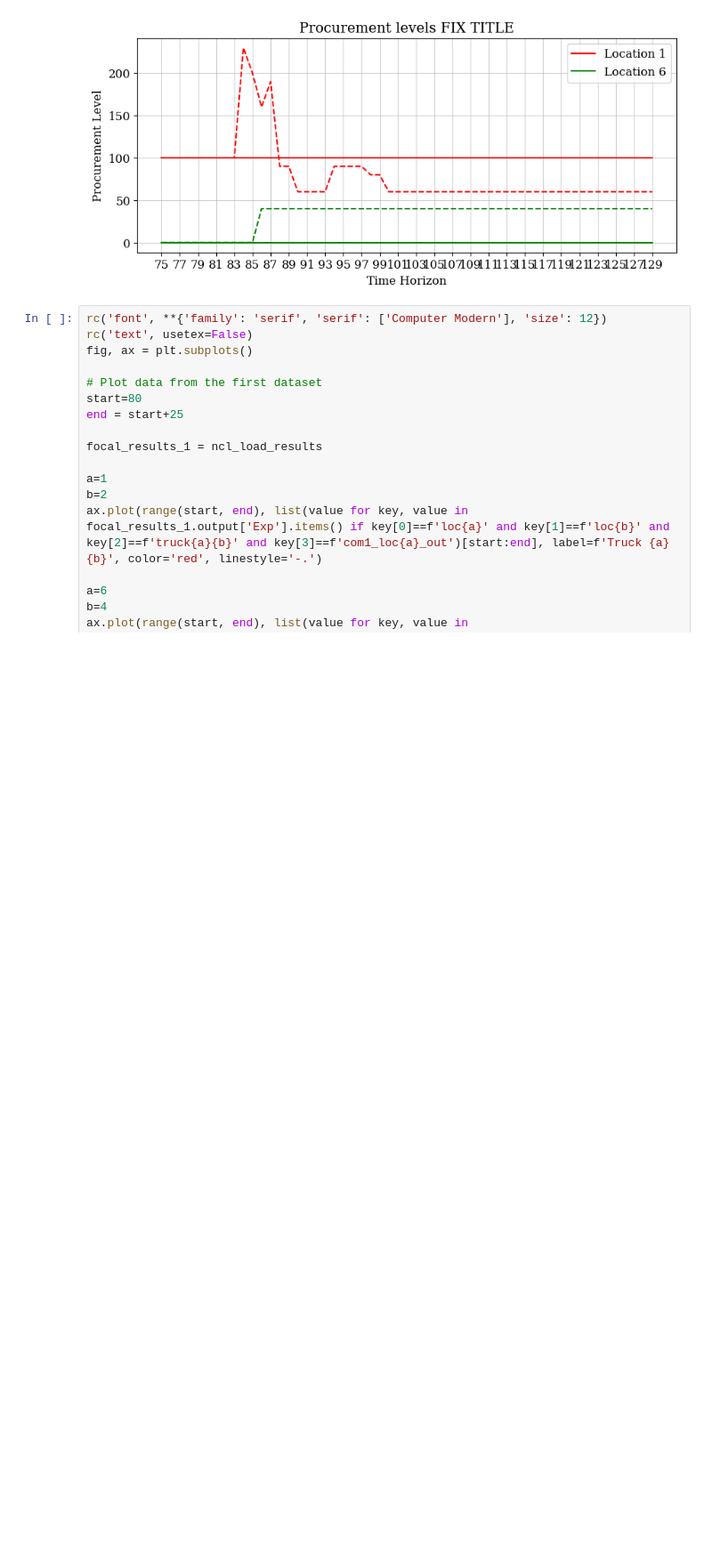
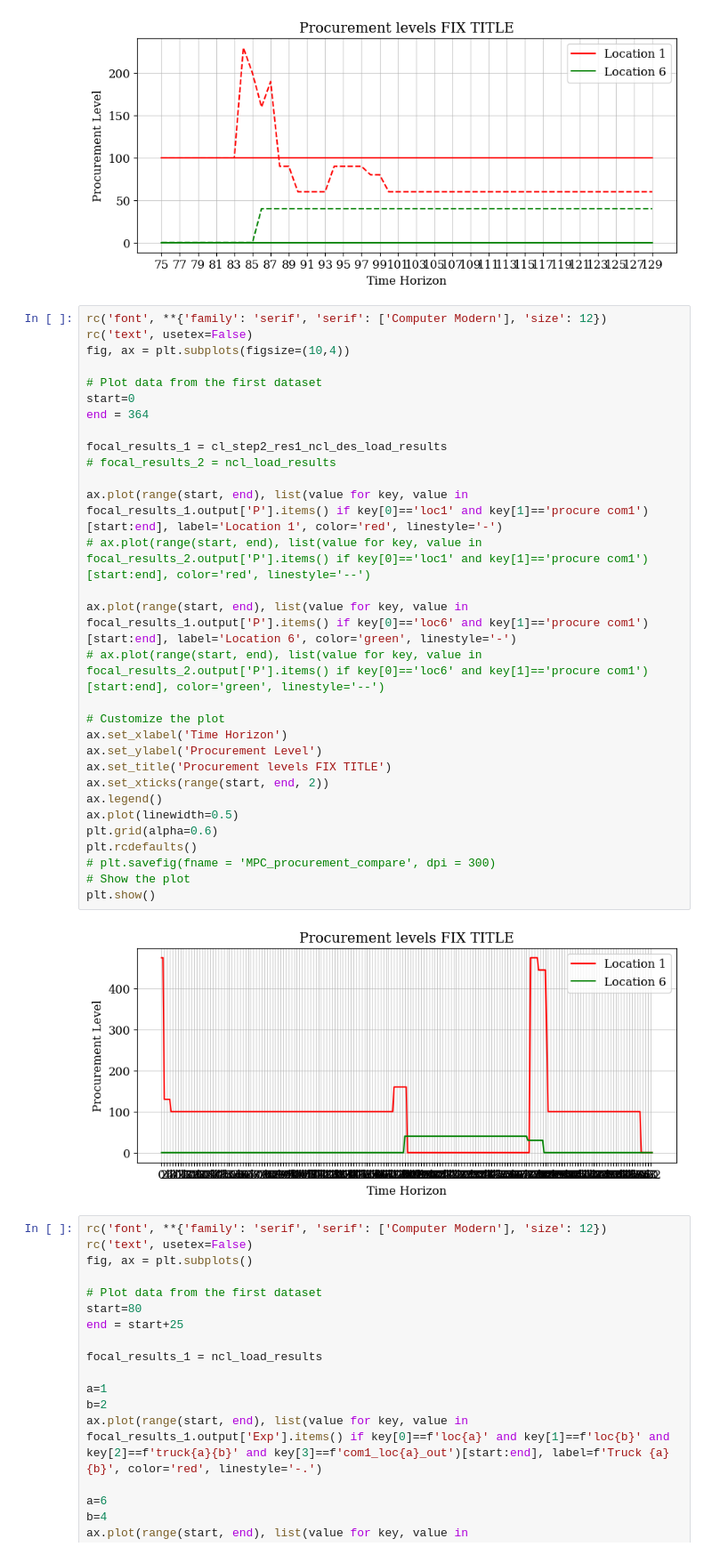
Before and after one commit to shivamvedant/energiapy, a Jupyter notebook: docs/notebooks/supply chain/IRF manuscript/readControl_HPRC.ipynb, the cells around one changed output. Shown at 89% size. Saved outputs shown, nothing was run; the diff lists cells and outputs as text; blank space fills up the shorter version.

```diff
--- a/docs/notebooks/supply chain/IRF manuscript/readControl_HPRC.ipynb
+++ b/docs/notebooks/supply chain/IRF manuscript/readControl_HPRC.ipynb
@@ -770,6 +820,38 @@ plt.rcdefaults()
 plt.show()
 # %% [output]
 [figure]
+# %%
+rc('font', **{'family': 'serif', 'serif': ['Computer Modern'], 'size': 12})
+rc('text', usetex=False)
+fig, ax = plt.subplots(figsize=(10,4))
+
+# Plot data from the first dataset
+start=0
+end = 364
+
+focal_results_1 = cl_step2_res1_ncl_des_load_results
+# focal_results_2 = ncl_load_results
+
+ax.plot(range(start, end), list(value for key, value in focal_results_1.output['P'].items() if key[0]=='loc1' and key[1]=='procure com1')[start:end], label='Location 1', color='red', linestyle='-')
+# ax.plot(range(start, end), list(value for key, value in focal_results_2.output['P'].items() if key[0]=='loc1' and key[1]=='procure com1')[start:end], color='red', linestyle='--')
+
+ax.plot(range(start, end), list(value for key, value in focal_results_1.output['P'].items() if key[0]=='loc6' and key[1]=='procure com1')[start:end], label='Location 6', color='green', linestyle='-')
+# ax.plot(range(start, end), list(value for key, value in focal_results_2.output['P'].items() if key[0]=='loc6' and key[1]=='procure com1')[start:end], color='green', linestyle='--')
+
+# Customize the plot
+ax.set_xlabel('Time Horizon')
+ax.set_ylabel('Procurement Level')
+ax.set_title('Procurement levels FIX TITLE')
+ax.set_xticks(range(start, end, 2))
+ax.legend()
+ax.plot(linewidth=0.5)
+plt.grid(alpha=0.6)
+plt.rcdefaults()
+# plt.savefig(fname = 'MPC_procurement_compare', dpi = 300)
+# Show the plot
+plt.show()
+# %% [output]
+[figure, added]
 # %%
 rc('font', **{'family': 'serif', 'serif': ['Computer Modern'], 'size': 12})
 rc('text', usetex=False)
```
Also changed, not shown: parts of 16 cells of this notebook, 1 other file.
